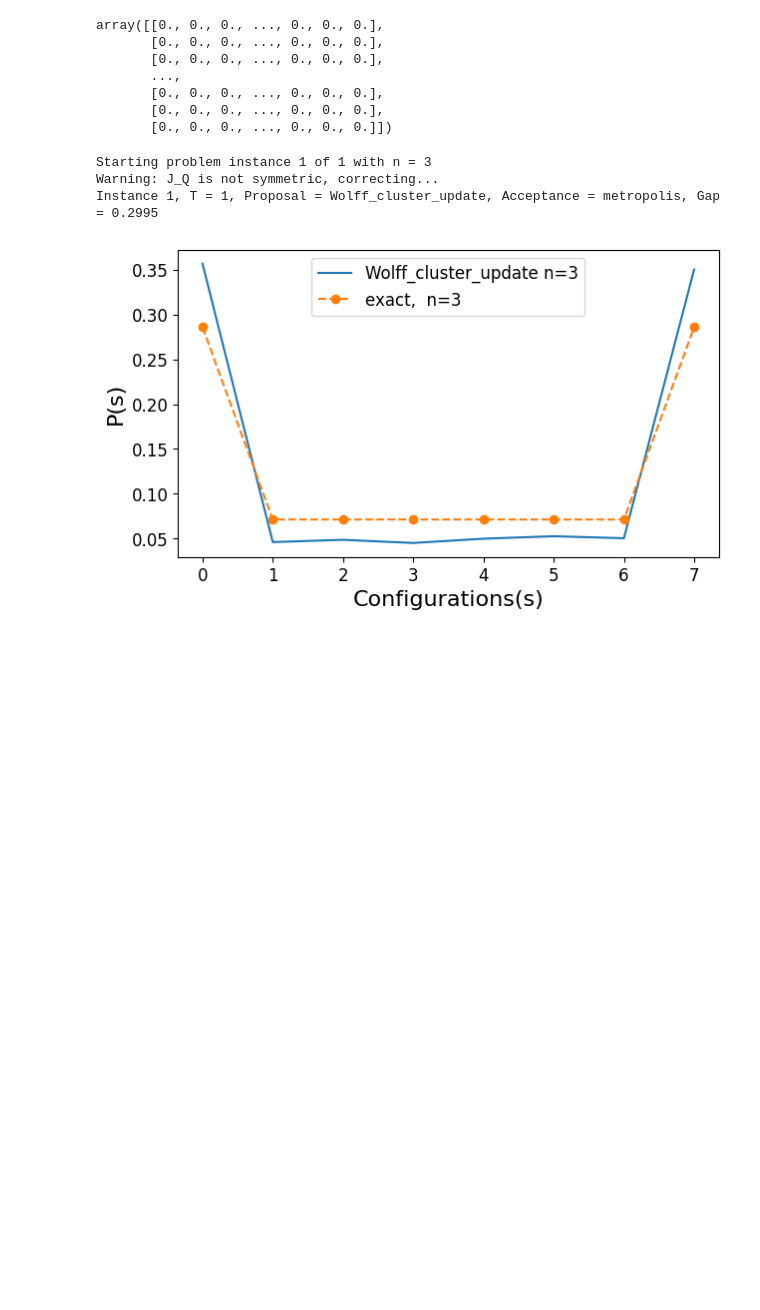
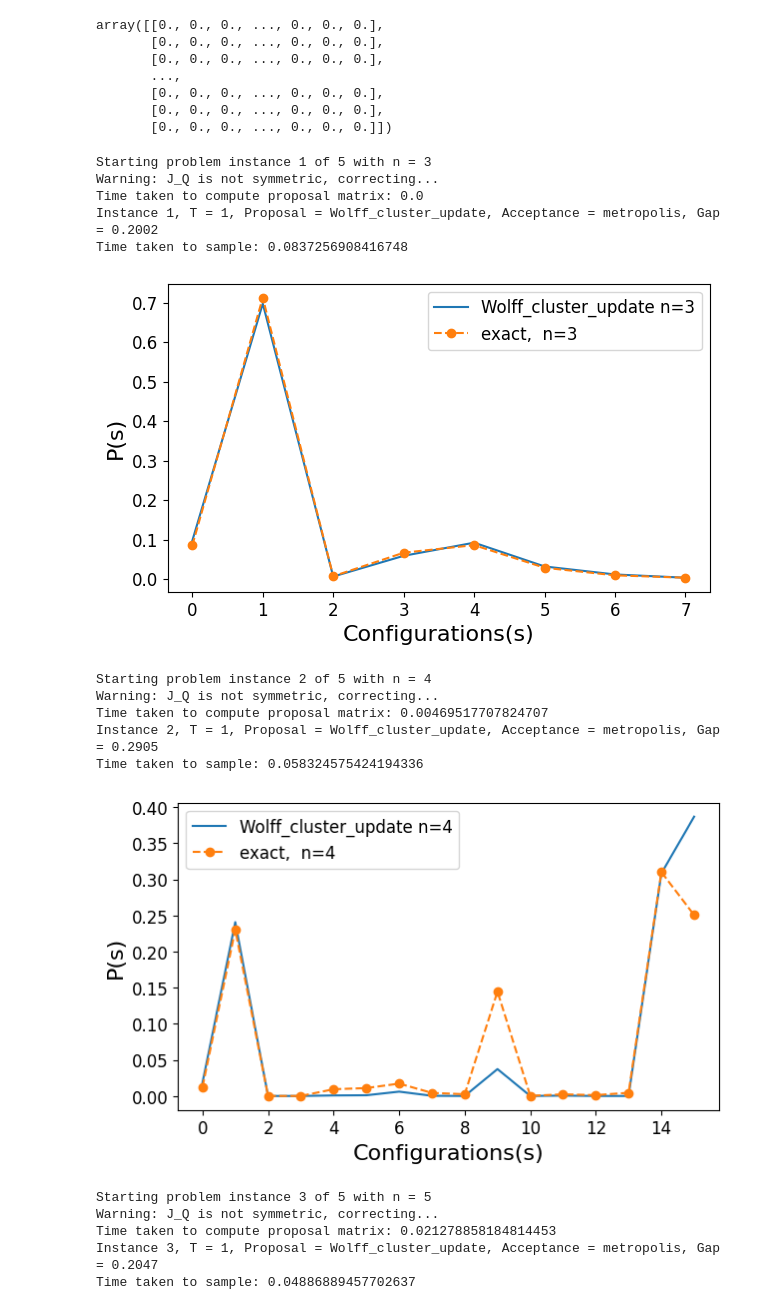
Before and after one commit to vinitX/Quantum-Sampling, a Jupyter notebook: Manas' Proposals/Wolff.ipynb, the cells around one changed output. Cells and saved outputs as stored; diff of their text form; code cells hidden in the pictures; blank space fills up the shorter version.

```diff
--- a/Manas' Proposals/Wolff.ipynb
+++ b/Manas' Proposals/Wolff.ipynb
@@ -332,8 +332,8 @@ filename_instances =  '/instances_new.pkl'
 sample_size=4000
 
 instances = pd.read_pickle(filepath + filename_instances)
-#tot_instances = np.max(instances['Instance Number'].values)
-tot_instances = 1
+tot_instances = np.max(instances['Instance Number'].values)
+#tot_instances = 5
 results = pd.DataFrame(columns = [
     'Instance Number',
     'Spins',
@@ -357,10 +357,10 @@ for instance_num in range(1, tot_instances+1):
     cond  = (instances['Instance Number']==instance_num)
     n            = instances[cond]['Spins'].values[0]
     connectivity = instances[cond]['Connectivity'].values[0]
-    pr = np.log(2)/2
-    J = -(np.triu(np.ones((n,n)), k=1)) * pr
-    #J            = np.abs(instances[cond]['J'].values[0])
-    h            = np.zeros(n) #instances[cond]['h'].values[0]
+    # pr = np.log(2)/2
+    # J = -(np.triu(np.ones((n,n)), k=1)) * pr
+    J            = instances[cond]['J'].values[0]
+    h            = instances[cond]['h'].values[0]
 
     print('Starting problem instance', instance_num, 'of', tot_instances, 'with n =', n)
 
@@ -369,15 +369,15 @@ for instance_num in range(1, tot_instances+1):
 
     for T in T_arr:
         problem_inst.T = T
-        #problem_inst_mismatch.T = T
         proposal_mats={}
+        tm = time.time()
         proposal_mats['Wolff_cluster_update'] = Wolff_cluster_Proposal_matrix(problem_inst)
+        print("Time taken to compute proposal matrix:", time.time() - tm)
 
         prop_type = 'Wolff_cluster_update'
         accept_type = 'metropolis'
 
-        transition_mat = proposal_mats['Wolff_cluster_update'] #make_transition_mat(problem_inst, proposal_mats[prop_type], acceptance=accept_type)
-
+        transition_mat = make_transition_mat(problem_inst, proposal_mats[prop_type], acceptance=accept_type)   #proposal_mats['Wolff_cluster_update']
 
         gap, _ = abs_spectral_gap(transition_mat)
 
@@ -394,34 +394,52 @@ for instance_num in range(1, tot_instances+1):
         }
 
         #print(results_datum)
 
         print("Instance {}, T = {}, Proposal = {}, Acceptance = {}, Gap = {:.4f}".format(
             instance_num, T, prop_type, accept_type, gap))
 
         results = pd.concat([results,pd.DataFrame([results_datum])], ignore_index=True)
 
+        tm = time.time()
         empirical_dist, key_list = Sampling_MCMC_trajectories(problem_inst,
                                             Transition_matrix=transition_mat, sample_size=sample_size, burn=sample_size//10)
+
+        print("Time taken to sample:", time.time() - tm)
 
         fig, ax = plt.subplots(1, figsize=(7,4))
         if prop_type == 'quantum_time_mid_gamma_mid_Trotter':
             prop_type = 'quantum_circ'
         ax.plot(empirical_dist, label=prop_type + ' n={}'.format(problem_inst.n))
         exact_dist = np.exp(-problem_inst.T*problem_inst.E_arr[::-1])
         exact_dist = exact_dist / np.sum(exact_dist)
 
         ax.plot(exact_dist, marker='o', linestyle='dashed', label='exact,  n={}'.format(problem_inst.n))
 
         ax.set_xlabel("Configurations(s)", fontsize=16)
         ax.set_ylabel("P(s)", fontsize=16)
         ax.legend(loc='best', fontsize=12)
         ax.tick_params(axis='both', which='major', labelsize=12)
         plt.savefig(os.getcwd() + "/Figures/{}_vs_configs_n_{}.png".format(prop_type, problem_inst.n), bbox_inches='tight')
         plt.show()
 
-#results.to_pickle('results_new_all_prop.pkl')
+        results.to_csv('results_all_prop.csv', mode='a', header=not os.path.exists('results_all_prop.csv'), index=False)
+
+results.to_pickle('results_new_all_prop.pkl')
 # %% [output]
-Starting problem instance 1 of 1 with n = 3
+Starting problem instance 1 of 5 with n = 3
 Warning: J_Q is not symmetric, correcting...
-Instance 1, T = 1, Proposal = Wolff_cluster_update, Acceptance = metropolis, Gap = 0.2995
+Time taken to compute proposal matrix: 0.0
+Instance 1, T = 1, Proposal = Wolff_cluster_update, Acceptance = metropolis, Gap = 0.2002
+Time taken to sample: 0.0837256908416748
-[figure, old version]
+[figure, new version]
+Starting problem instance 2 of 5 with n = 4
+Warning: J_Q is not symmetric, correcting...
+Time taken to compute proposal matrix: 0.00469517707824707
+Instance 2, T = 1, Proposal = Wolff_cluster_update, Acceptance = metropolis, Gap = 0.2905
+Time taken to sample: 0.058324575424194336
+[figure, added]
+Starting problem instance 3 of 5 with n = 5
+Warning: J_Q is not symmetric, correcting...
+Time taken to compute proposal matrix: 0.021278858184814453
+Instance 3, T = 1, Proposal = Wolff_cluster_update, Acceptance = metropolis, Gap = 0.2047
+Time taken to sample: 0.04886889457702637
```
Also changed, not shown: parts of 7 cells of this notebook.
